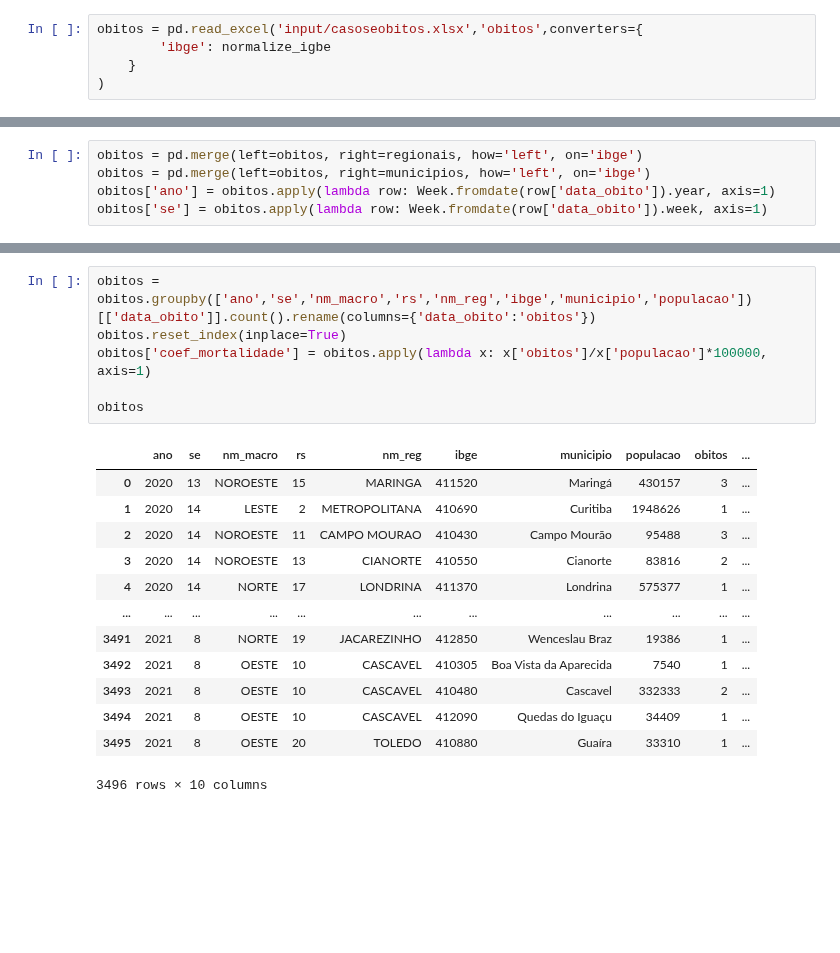
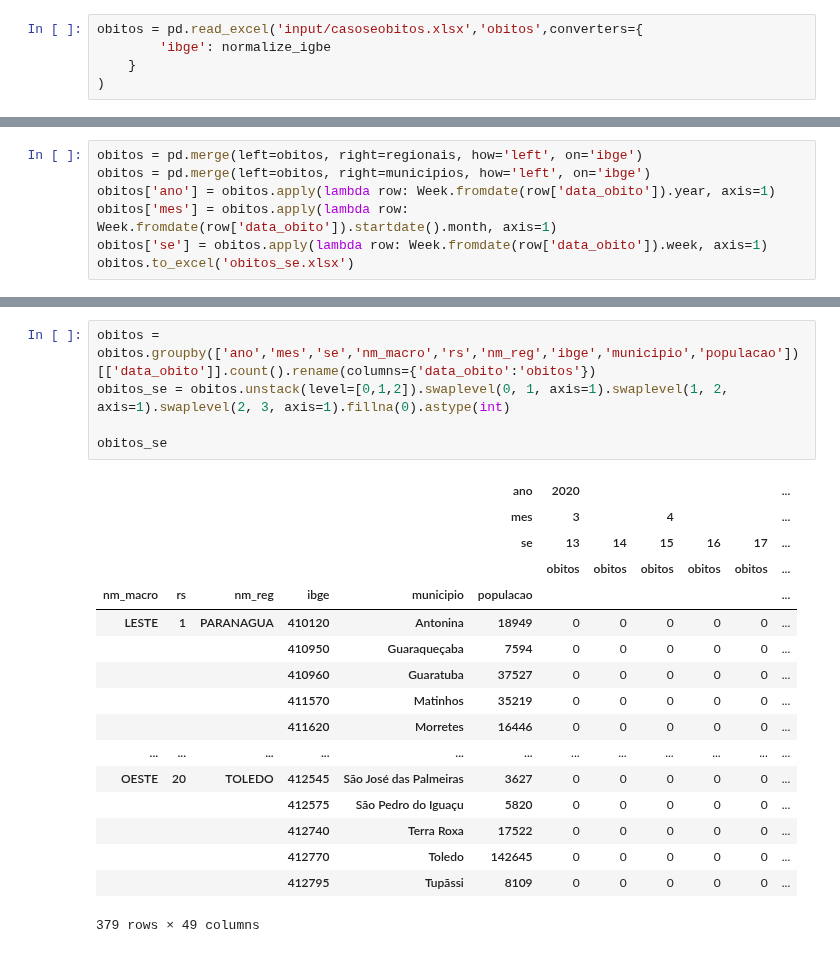
Before and after one commit to vinnylg/covid19datascience, a Jupyter notebook: casos_obitos_novos_se.ipynb, the cells around one changed output, grey strips where cells are left out. Cells and saved outputs as stored; diff of their text form; blank space fills up the shorter version.

```diff
--- a/casos_obitos_novos_se.ipynb
+++ b/casos_obitos_novos_se.ipynb
@@ -36,4 +64,6 @@ casos['se'] = casos.apply(lambda row: Week.fromdate(row['dt_diag']).week, axis=1
 obitos = pd.merge(left=obitos, right=regionais, how='left', on='ibge')
 obitos = pd.merge(left=obitos, right=municipios, how='left', on='ibge')
 obitos['ano'] = obitos.apply(lambda row: Week.fromdate(row['data_obito']).year, axis=1)
+obitos['mes'] = obitos.apply(lambda row: Week.fromdate(row['data_obito']).startdate().month, axis=1)
 obitos['se'] = obitos.apply(lambda row: Week.fromdate(row['data_obito']).week, axis=1)
+obitos.to_excel('obitos_se.xlsx')
@@ -60,20 +70,23 @@ casos
 # %%
-obitos = obitos.groupby(['ano','se','nm_macro','rs','nm_reg','ibge','municipio','populacao'])[['data_obito']].count().rename(columns={'data_obito':'obitos'})
-obitos.reset_index(inplace=True)
-obitos['coef_mortalidade'] = obitos.apply(lambda x: x['obitos']/x['populacao']*100000, axis=1)
+obitos = obitos.groupby(['ano','mes','se','nm_macro','rs','nm_reg','ibge','municipio','populacao'])[['data_obito']].count().rename(columns={'data_obito':'obitos'})
+obitos_se = obitos.unstack(level=[0,1,2]).swaplevel(0, 1, axis=1).swaplevel(1, 2, axis=1).swaplevel(2, 3, axis=1).fillna(0).astype(int)
 
-obitos
+obitos_se
 # %% [output]
-|  | ano | se | nm_macro | rs | nm_reg | ibge | municipio | populacao | obitos | ... |
-| 0 | 2020 | 13 | NOROESTE | 15 | MARINGA | 411520 | Maringá | 430157 | 3 | ... |
-| 1 | 2020 | 14 | LESTE | 2 | METROPOLITANA | 410690 | Curitiba | 1948626 | 1 | ... |
-| 2 | 2020 | 14 | NOROESTE | 11 | CAMPO MOURAO | 410430 | Campo Mourão | 95488 | 3 | ... |
-| 3 | 2020 | 14 | NOROESTE | 13 | CIANORTE | 410550 | Cianorte | 83816 | 2 | ... |
-| 4 | 2020 | 14 | NORTE | 17 | LONDRINA | 411370 | Londrina | 575377 | 1 | ... |
-| ... | ... | ... | ... | ... | ... | ... | ... | ... | ... | ... |
-| 3491 | 2021 | 8 | NORTE | 19 | JACAREZINHO | 412850 | Wenceslau Braz | 19386 | 1 | ... |
-| 3492 | 2021 | 8 | OESTE | 10 | CASCAVEL | 410305 | Boa Vista da Aparecida | 7540 | 1 | ... |
-| 3493 | 2021 | 8 | OESTE | 10 | CASCAVEL | 410480 | Cascavel | 332333 | 2 | ... |
-| 3494 | 2021 | 8 | OESTE | 10 | CASCAVEL | 412090 | Quedas do Iguaçu | 34409 | 1 | ... |
-| 3495 | 2021 | 8 | OESTE | 20 | TOLEDO | 410880 | Guaíra | 33310 | 1 | ... |
+|  |  |  |  |  | ano | 2020 |  |  |  |  | ... |
+|  |  |  |  |  | mes | 3 |  | 4 |  |  | ... |
+|  |  |  |  |  | se | 13 | 14 | 15 | 16 | 17 | ... |
+|  |  |  |  |  |  | obitos | obitos | obitos | obitos | obitos | ... |
+| nm_macro | rs | nm_reg | ibge | municipio | populacao |  |  |  |  |  | ... |
+| LESTE | 1 | PARANAGUA | 410120 | Antonina | 18949 | 0 | 0 | 0 | 0 | 0 | ... |
+|  |  |  | 410950 | Guaraqueçaba | 7594 | 0 | 0 | 0 | 0 | 0 | ... |
+|  |  |  | 410960 | Guaratuba | 37527 | 0 | 0 | 0 | 0 | 0 | ... |
+|  |  |  | 411570 | Matinhos | 35219 | 0 | 0 | 0 | 0 | 0 | ... |
+|  |  |  | 411620 | Morretes | 16446 | 0 | 0 | 0 | 0 | 0 | ... |
+| ... | ... | ... | ... | ... | ... | ... | ... | ... | ... | ... | ... |
+| OESTE | 20 | TOLEDO | 412545 | São José das Palmeiras | 3627 | 0 | 0 | 0 | 0 | 0 | ... |
+|  |  |  | 412575 | São Pedro do Iguaçu | 5820 | 0 | 0 | 0 | 0 | 0 | ... |
+|  |  |  | 412740 | Terra Roxa | 17522 | 0 | 0 | 0 | 0 | 0 | ... |
+|  |  |  | 412770 | Toledo | 142645 | 0 | 0 | 0 | 0 | 0 | ... |
+|  |  |  | 412795 | Tupãssi | 8109 | 0 | 0 | 0 | 0 | 0 | ... |
-3496 rows × 10 columns
+379 rows × 49 columns
```
Also changed, not shown: parts of 7 cells of this notebook.
